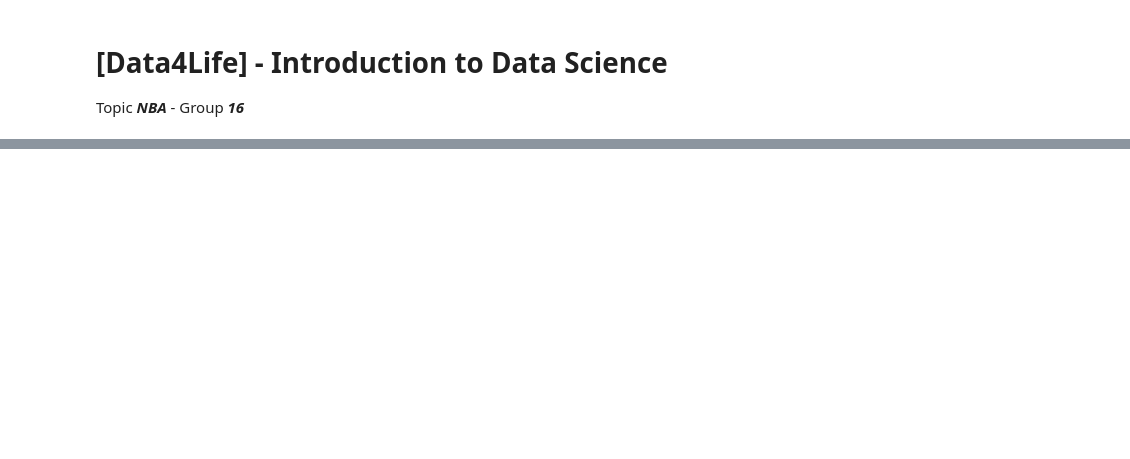
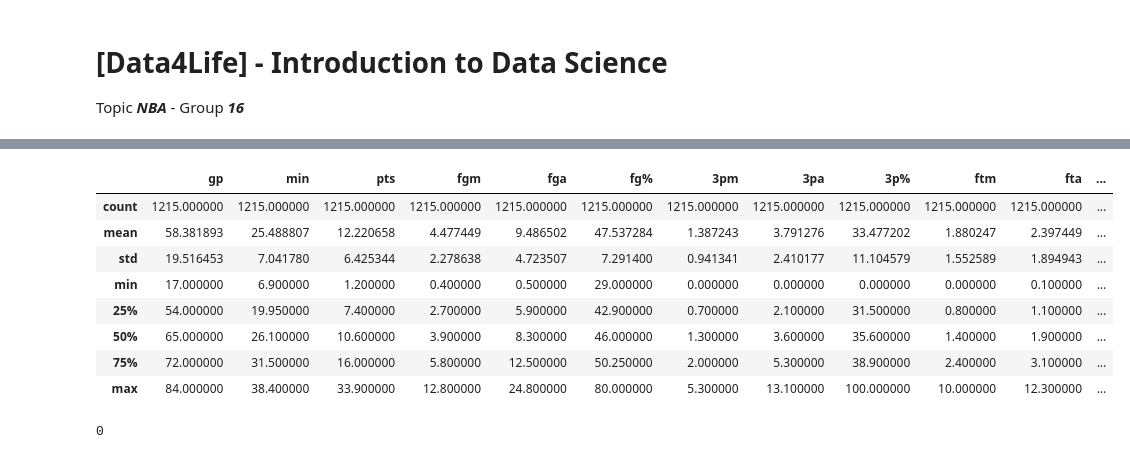
Before and after one commit to chocoCaro/Intro_DS, a Jupyter notebook: [data4life]_final.ipynb, the cells around one changed output, grey strips where cells are left out. Saved outputs shown, nothing was run; the diff lists cells and outputs as text; code cells hidden in the pictures; blank space fills up the shorter version.

```diff
--- a/[data4life]_final.ipynb
+++ b/[data4life]_final.ipynb
@@ -98,0 +279,16 @@ import seaborn as sns
+# %%
+nba_stats.describe()
+# %% [output]
+|  | gp | min | pts | fgm | fga | fg% | 3pm | 3pa | 3p% | ftm | fta | ... |
+| count | 1215.000000 | 1215.000000 | 1215.000000 | 1215.000000 | 1215.000000 | 1215.000000 | 1215.000000 | 1215.000000 | 1215.000000 | 1215.000000 | 1215.000000 | ... |
+| mean | 58.381893 | 25.488807 | 12.220658 | 4.477449 | 9.486502 | 47.537284 | 1.387243 | 3.791276 | 33.477202 | 1.880247 | 2.397449 | ... |
+| std | 19.516453 | 7.041780 | 6.425344 | 2.278638 | 4.723507 | 7.291400 | 0.941341 | 2.410177 | 11.104579 | 1.552589 | 1.894943 | ... |
+| min | 17.000000 | 6.900000 | 1.200000 | 0.400000 | 0.500000 | 29.000000 | 0.000000 | 0.000000 | 0.000000 | 0.000000 | 0.100000 | ... |
+| 25% | 54.000000 | 19.950000 | 7.400000 | 2.700000 | 5.900000 | 42.900000 | 0.700000 | 2.100000 | 31.500000 | 0.800000 | 1.100000 | ... |
+| 50% | 65.000000 | 26.100000 | 10.600000 | 3.900000 | 8.300000 | 46.000000 | 1.300000 | 3.600000 | 35.600000 | 1.400000 | 1.900000 | ... |
+| 75% | 72.000000 | 31.500000 | 16.000000 | 5.800000 | 12.500000 | 50.250000 | 2.000000 | 5.300000 | 38.900000 | 2.400000 | 3.100000 | ... |
+| max | 84.000000 | 38.400000 | 33.900000 | 12.800000 | 24.800000 | 80.000000 | 5.300000 | 13.100000 | 100.000000 | 10.000000 | 12.300000 | ... |
+# %%
+nba_stats.duplicated().sum()
+# %% [output]
+0
```
Also changed, not shown: parts of 37 cells of this notebook, 4 other files.
